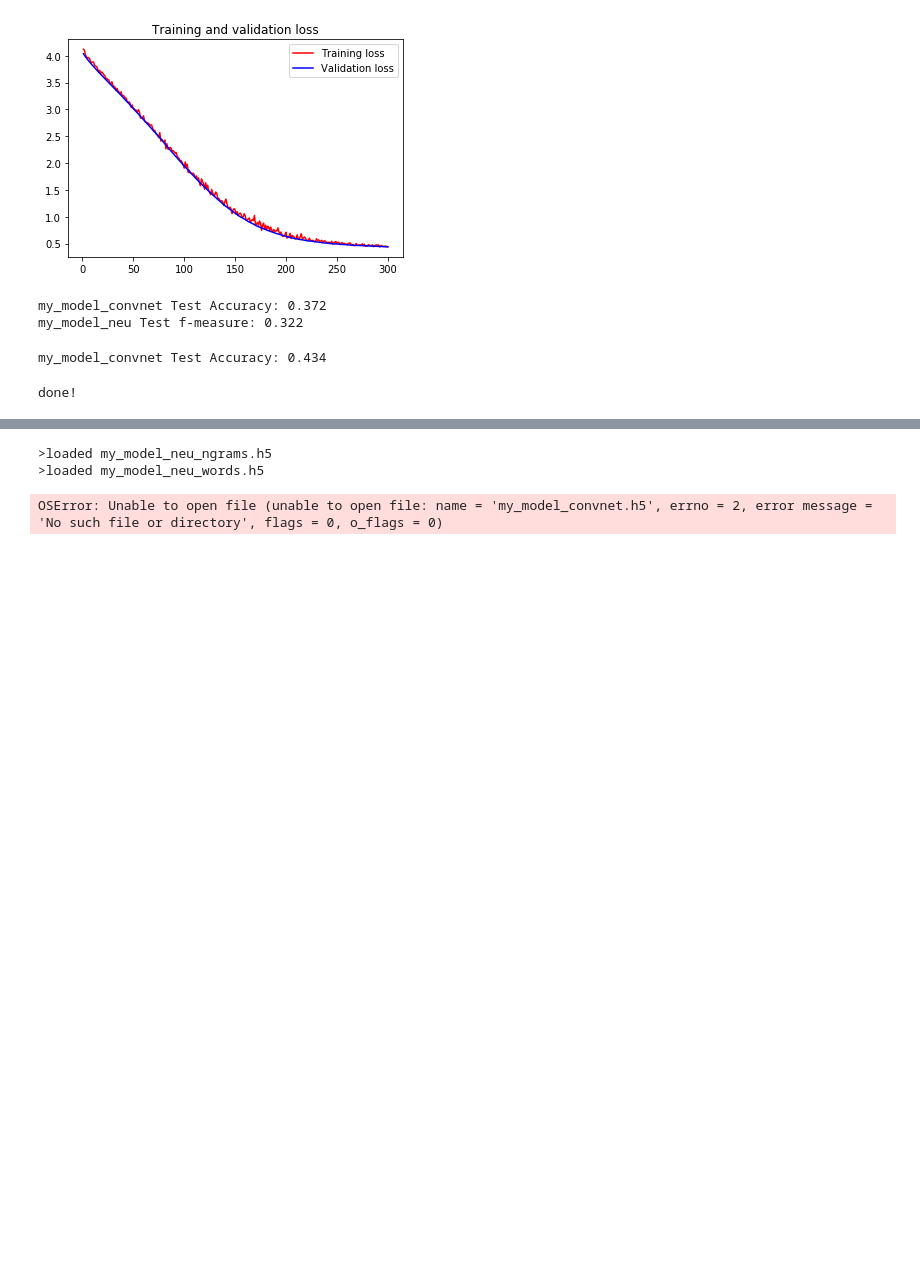
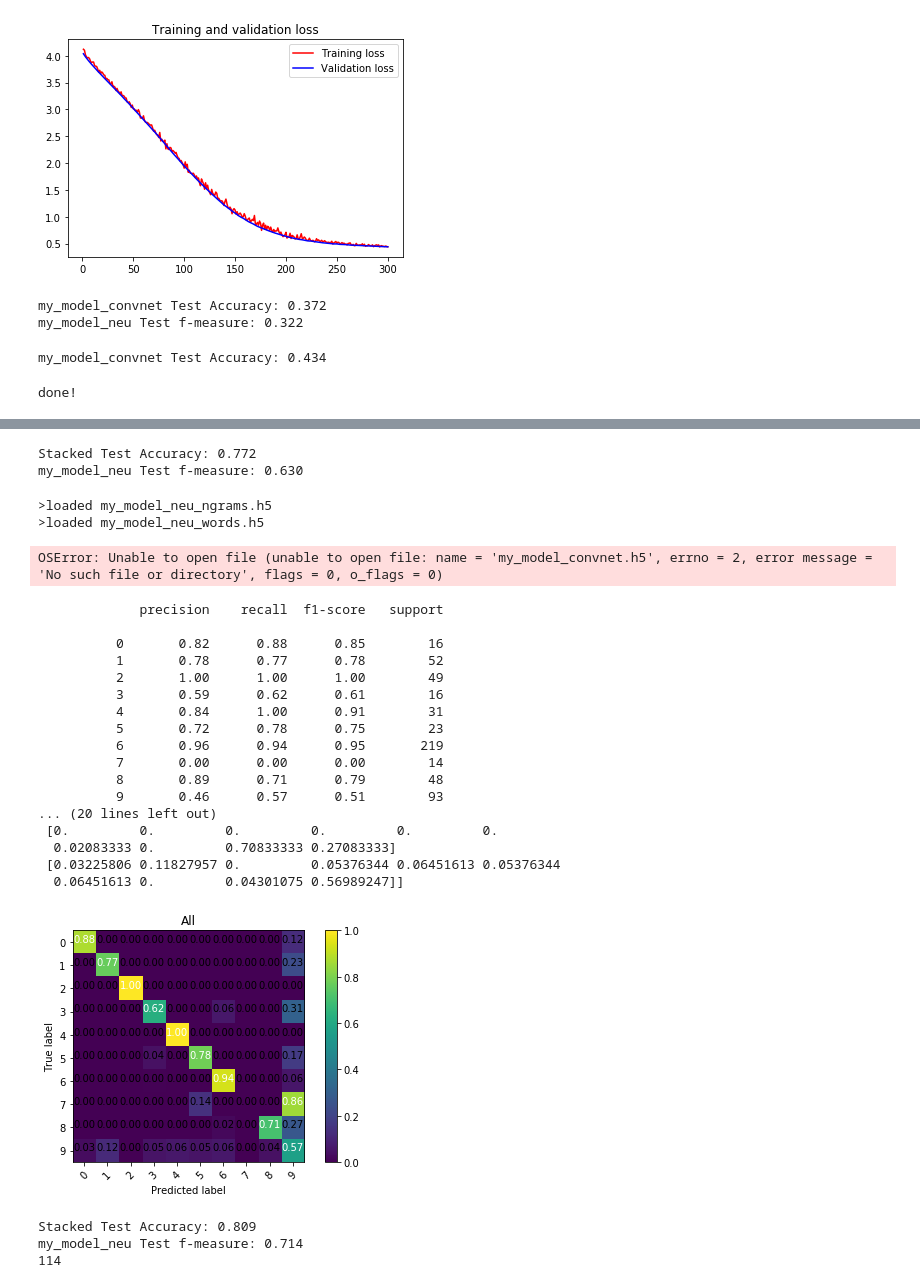
Before and after one commit to ErfanThinker/PAN19, a Jupyter notebook: my_solution.ipynb, the cells around one changed output, grey strips where cells are left out. Cells and saved outputs as stored; diff of their text form; code cells hidden in the pictures; blank space fills up the shorter version.

```diff
--- a/my_solution.ipynb
+++ b/my_solution.ipynb
@@ -840,7 +844,7 @@ def fit_stacked_model(model, inputX, inputy, valX, valy):
 #     inputy_enc = to_categorical(inputy)
     # fit model
     model.fit(inputX, inputy, validation_data=(valX, valy), batch_size=class_size,
-              callbacks=callbacks_list_stacked, epochs=300, verbose=1)
+              callbacks=callbacks_list_stacked, epochs=100, verbose=1)
 
 # make a prediction with a stacked model
 def predict_stacked_model(model, inputX):
@@ -898,3 +890,20 @@ my_model_neu Test f-measure: 0.627
+# %%
+final_model = load_model('my_model_stacked.h5')
+# final_model = load_model('my_model_neu_ngrams.h5')
+# final_model = load_model('my_model_neu_words.h5')
+# make predictions and evaluate
+yhat = predict_stacked_model(final_model, [scaled_test_data_ngrams, scaled_test_data_words])
+# yhat = final_model.predict(scaled_test_data_ngrams, verbose=0)
+# yhat = final_model.predict(scaled_test_data_words, verbose=0)
+preds = argmax(yhat, axis=1)
+acc = accuracy_score(test_labels, preds)
+print('Stacked Test Accuracy: %.3f' % acc)
+f_measure = f1_score(test_labels, preds, average='macro')
+
+print('my_model_neu Test f-measure: %.3f' % f_measure)
+# %% [output]
+Stacked Test Accuracy: 0.772
+my_model_neu Test f-measure: 0.630
 # %%
 
 members = load_all_models(['my_model_neu_ngrams', 'my_model_neu_words'
@@ -926,0 +975,52 @@ OSError: Unable to open file (unable to open file: name = 'my_model_convnet.h5',
+# %%
+count = 0
+for i, p in enumerate(preds):
+    sproba = sorted(yhat[i], reverse=True)
+    if sproba[0] - sproba[1] < 0.6:
+        preds[i] = 9
+        count = count + 1
+
+report = classification_report(test_labels, preds)
+print(report)
+cnf_matrix = confusion_matrix(test_labels, preds, labels=list(range(10)))
+
+# print(cnf_matrix)
+
+plt.figure()
+_plot_confusion_matrix(cnf_matrix, classes=list(range(10)), normalize=True,
+                      title='All')
+# print(
+#         "\n######################################################################################"
+#         )
+
+
+plt.show()
+
+acc = accuracy_score(test_labels, preds)
+print('Stacked Test Accuracy: %.3f' % acc)
+f_measure = f1_score(test_labels, preds, average='macro')
+
+print('my_model_neu Test f-measure: %.3f' % f_measure)
+print(count)
+# %% [output]
+             precision    recall  f1-score   support
+
+          0       0.82      0.88      0.85        16
+          1       0.78      0.77      0.78        52
+          2       1.00      1.00      1.00        49
+          3       0.59      0.62      0.61        16
+          4       0.84      1.00      0.91        31
+          5       0.72      0.78      0.75        23
+          6       0.96      0.94      0.95       219
+          7       0.00      0.00      0.00        14
+          8       0.89      0.71      0.79        48
+          9       0.46      0.57      0.51        93
+... (20 lines left out)
+ [0.         0.         0.         0.         0.         0.
+  0.02083333 0.         0.70833333 0.27083333]
+ [0.03225806 0.11827957 0.         0.05376344 0.06451613 0.05376344
+  0.06451613 0.         0.04301075 0.56989247]]
+[figure, added]
+Stacked Test Accuracy: 0.809
+my_model_neu Test f-measure: 0.714
+114
```
Also changed, not shown: parts of 11 cells of this notebook, 6 other files.
